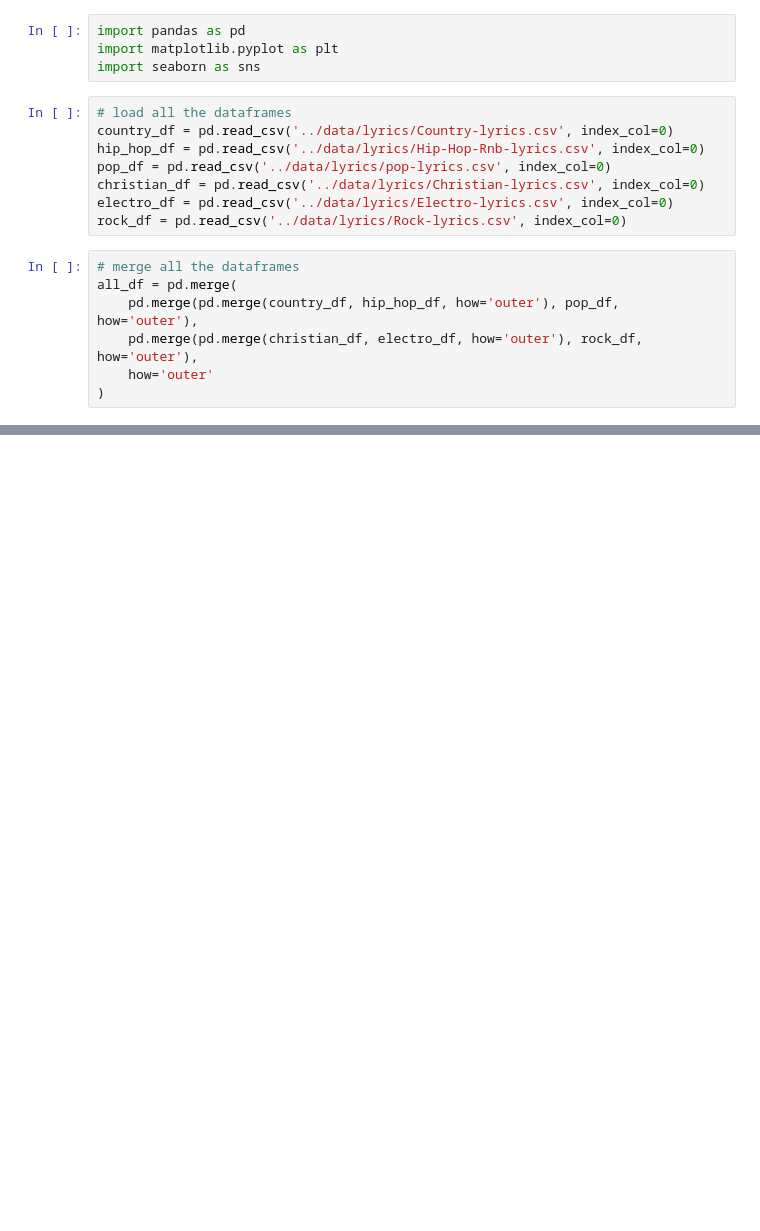
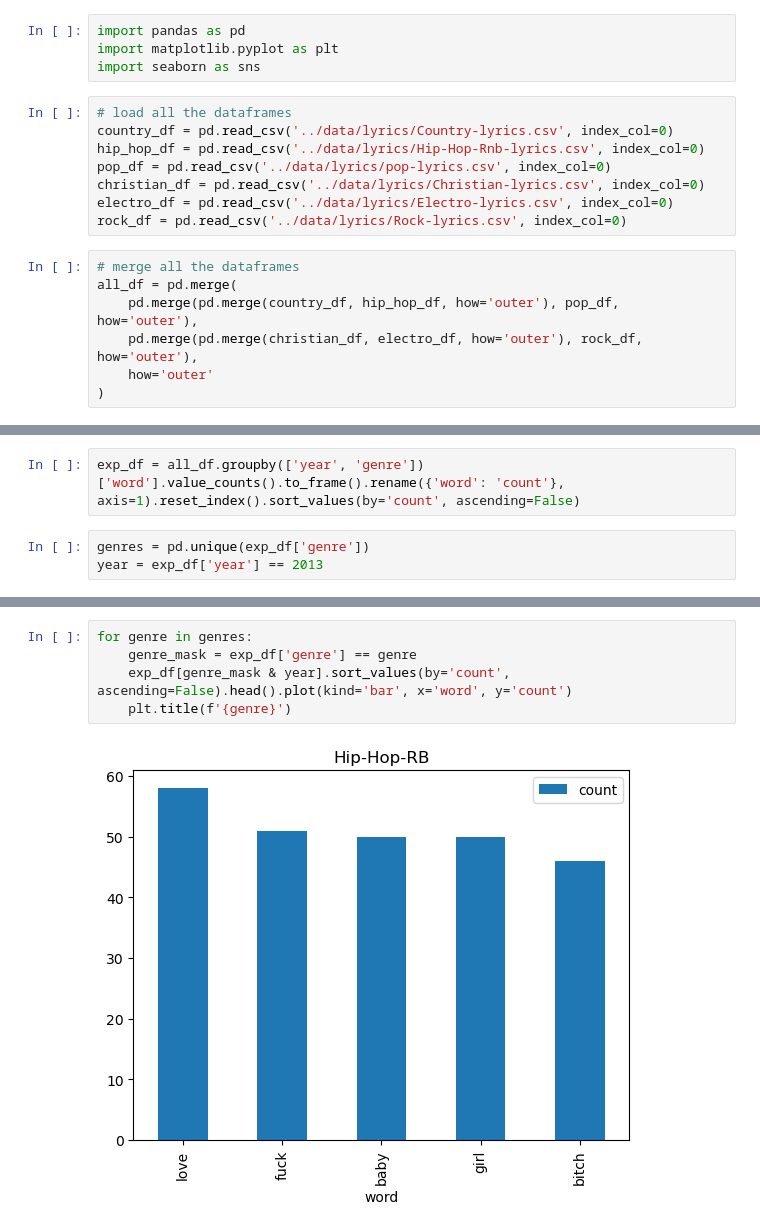
Before and after one commit to Daniel-Bassett/lyrics_analysis, a Jupyter notebook: data-analysis/lyrics-analysis.ipynb, the cells around one changed output, grey strips where cells are left out. Saved outputs shown, nothing was run; the diff lists cells and outputs as text; blank space fills up the shorter version.

```diff
--- a/data-analysis/lyrics-analysis.ipynb
+++ b/data-analysis/lyrics-analysis.ipynb
@@ -35,0 +42,5 @@ all_df
+# %%
+exp_df = all_df.groupby(['year', 'genre'])['word'].value_counts().to_frame().rename({'word': 'count'}, axis=1).reset_index().sort_values(by='count', ascending=False)
+# %%
+genres = pd.unique(exp_df['genre'])
+year = exp_df['year'] == 2013
@@ -35,0 +56,7 @@ all_df
+# %%
+for genre in genres:
+    genre_mask = exp_df['genre'] == genre
+    exp_df[genre_mask & year].sort_values(by='count', ascending=False).head().plot(kind='bar', x='word', y='count')
+    plt.title(f'{genre}')
+# %% [output]
+[figure, added]
```
Also changed, not shown: parts of 5 cells of this notebook.
